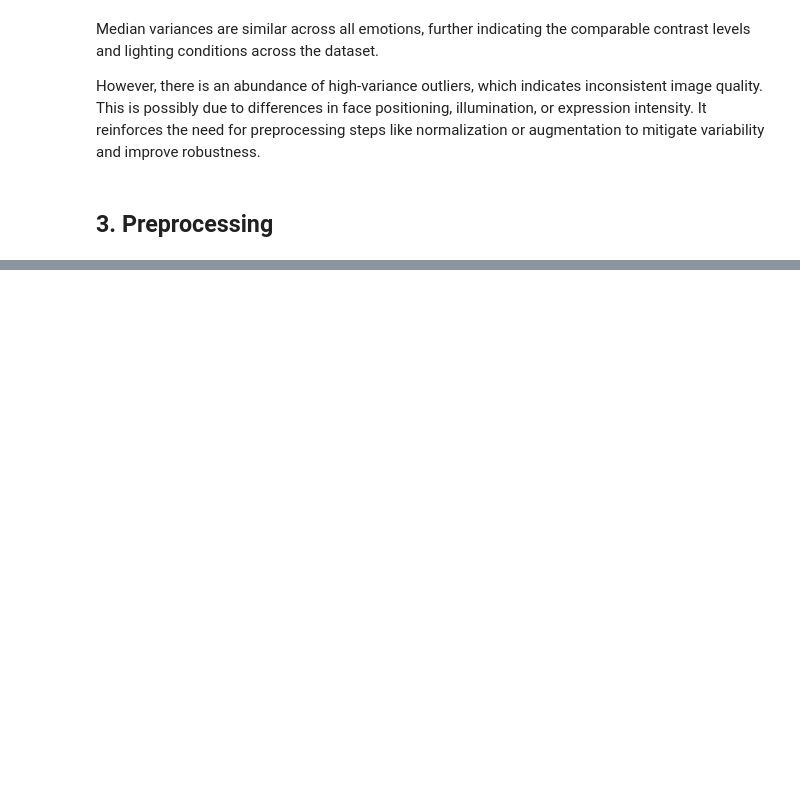
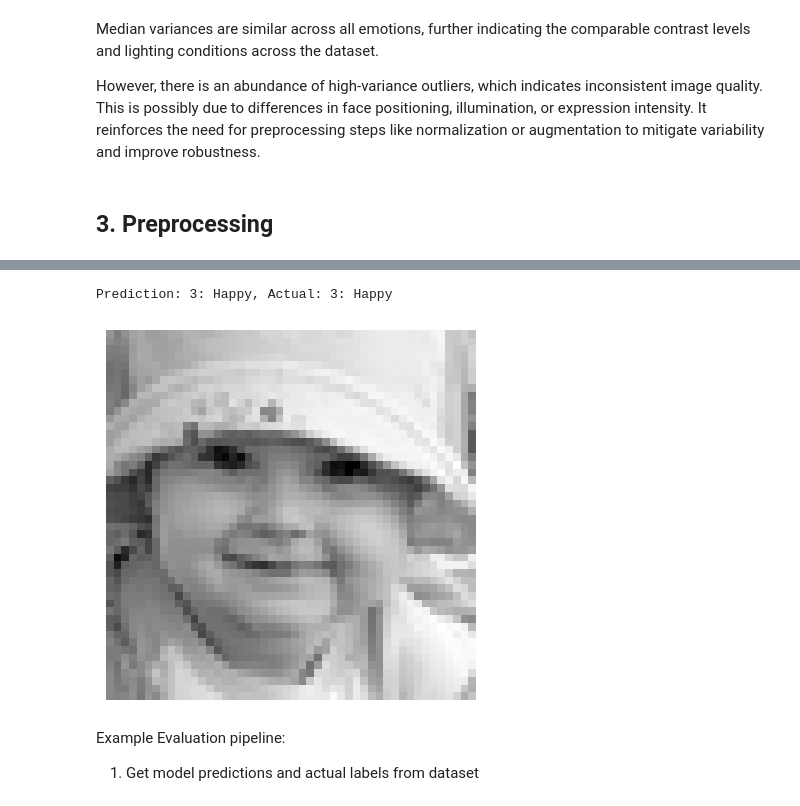
Before and after one commit to Pabloherreroo/Facial-Expression-Recognition_UsingML, a Jupyter notebook: group40_emotion_recognition.ipynb, the cells around one changed output, grey strips where cells are left out. Cells and saved outputs as stored; diff of their text form; code cells hidden in the pictures; blank space fills up the shorter version.

```diff
--- a/group40_emotion_recognition.ipynb
+++ b/group40_emotion_recognition.ipynb
@@ -248,0 +272,9 @@ for df in [trai_df, vali_df, test_df]:
+# %%
+def check_pixel_length(df):
+    for instance in df.iterrows():
+        pixels = get_pixels(instance)
+        assert len(pixels) == 2304 # EACH IMAGE HAS 2304 PIXELS
+
+# Check pixel length for each dataset
+for df in [trai_df, vali_df, test_df]:
+    check_pixel_length(df)
@@ -248,0 +283,8 @@ for df in [trai_df, vali_df, test_df]:
+# %%
+from abc import ABC, abstractmethod
+
+class BaseModel(ABC):
+
+    @abstractmethod
+    def predict(self, instance):
+        pass
@@ -248,0 +293,4 @@ for df in [trai_df, vali_df, test_df]:
+# %%
+class SimpleModel(BaseModel):
+    def predict(self, instance):
+        return 3
@@ -248,0 +371,18 @@ for df in [trai_df, vali_df, test_df]:
+# %%
+def predict_random_instance(df, model, emotion_labels):
+    n = random.randint(0, len(df) - 1)
+    instance = df.iloc[n]
+    prediction = predict_instance(model, instance)
+    true_emotion = get_emotion(instance)
+    print(f"Prediction: {emotion_labels[prediction]}, Actual: {emotion_labels[true_emotion]}")
+    show_image(instance)
+
+df = test_df
+model = SimpleModel()
+predict_random_instance(df, model, emotion_labels)
+# %% [output]
+Prediction: 3: Happy, Actual: 3: Happy
+[figure, added]
+# %% [markdown]
+Example Evaluation pipeline:
+1. Get model predictions and actual labels from dataset
```
Also changed, not shown: parts of 13 cells of this notebook.
